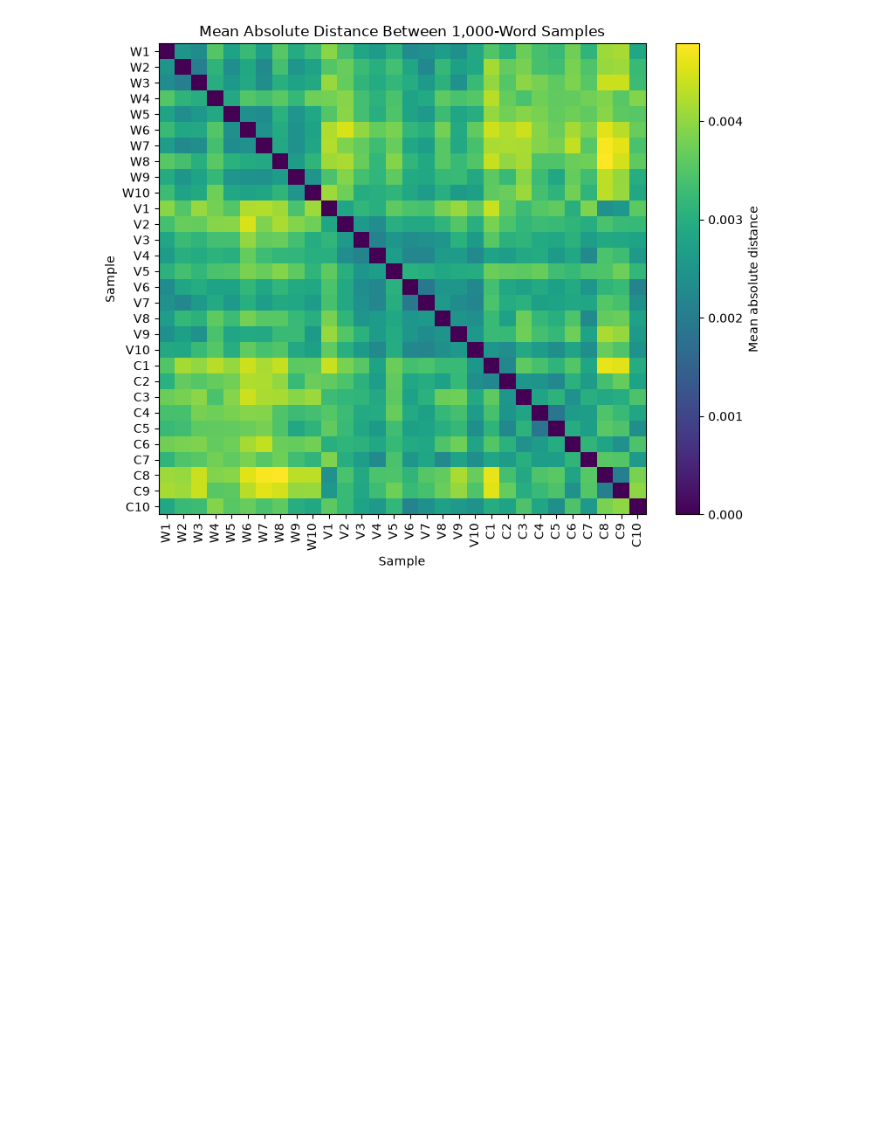
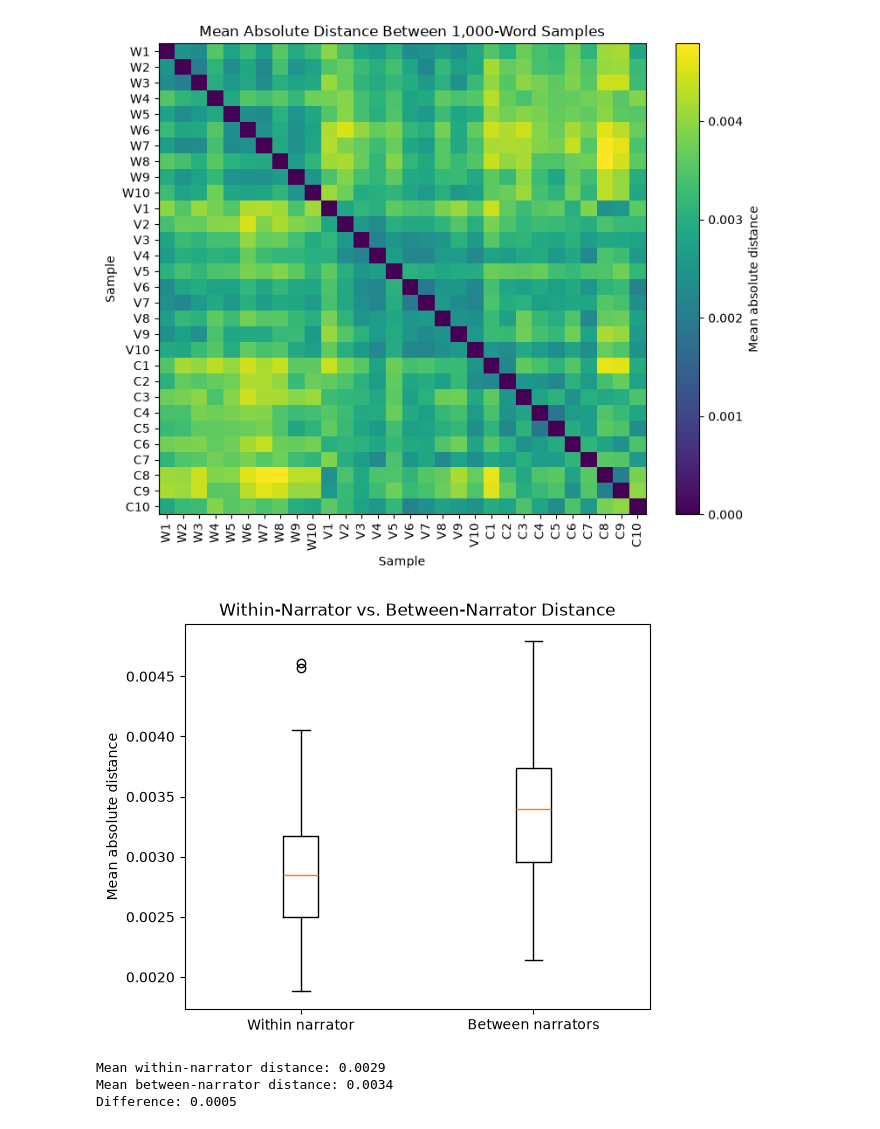
Before and after one commit to dmbritton1/MiniProject1, a Jupyter notebook: dbritto3.ipynb, the cells around one changed output. Saved outputs shown, nothing was run; the diff lists cells and outputs as text; code cells hidden in the pictures; blank space fills up the shorter version.

Commit message:
section headings and boxplots

```diff
--- a/dbritto3.ipynb
+++ b/dbritto3.ipynb
@@ -246,3 +264,22 @@ plt.ylabel("Sample")
 plt.show()
 # %% [output]
 [figure]
+# %%
+grouped = comparison_df.groupby("type")["distance"]
+within = grouped.get_group("Within narrator")
+between = grouped.get_group("Between narrators")
+
+plt.figure(figsize=(6, 5))
+plt.boxplot([within, between],tick_labels=["Within narrator", "Between narrators"])
+plt.ylabel("Mean absolute distance")
+plt.title("Within-Narrator vs. Between-Narrator Distance")
+plt.show()
+
+print("Mean within-narrator distance:", round(within.mean(), 4))
+print("Mean between-narrator distance:", round(between.mean(), 4))
+print("Difference:", round(between.mean() - within.mean(), 4))
+# %% [output]
+[figure, added]
+Mean within-narrator distance: 0.0029
+Mean between-narrator distance: 0.0034
+Difference: 0.0005
```
Also changed, not shown: parts of 11 cells of this notebook.
